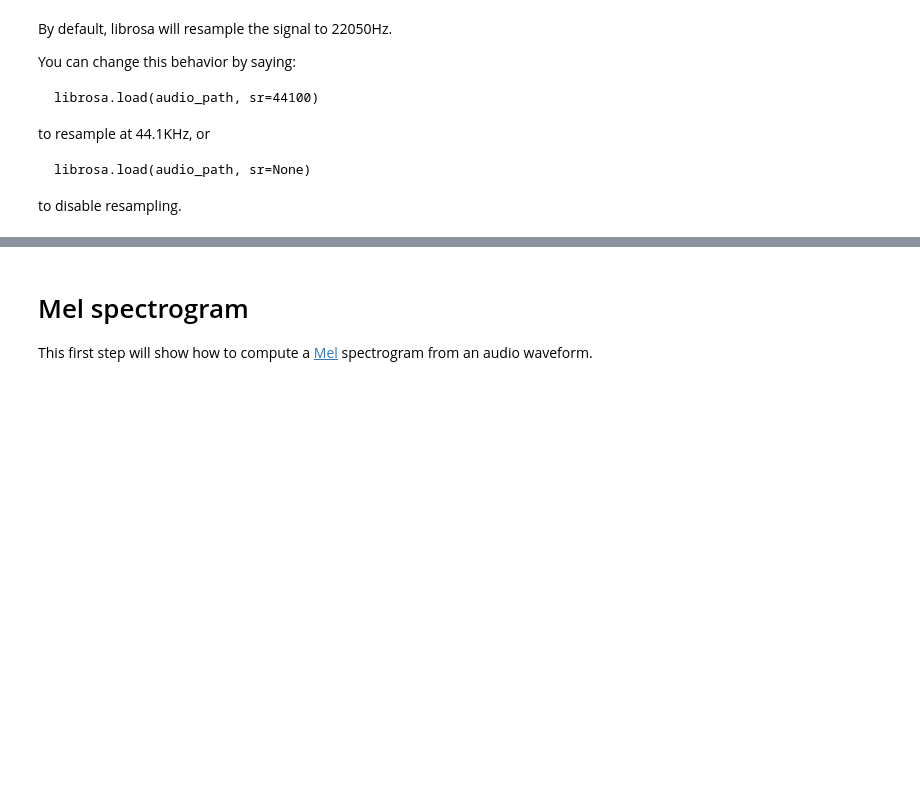
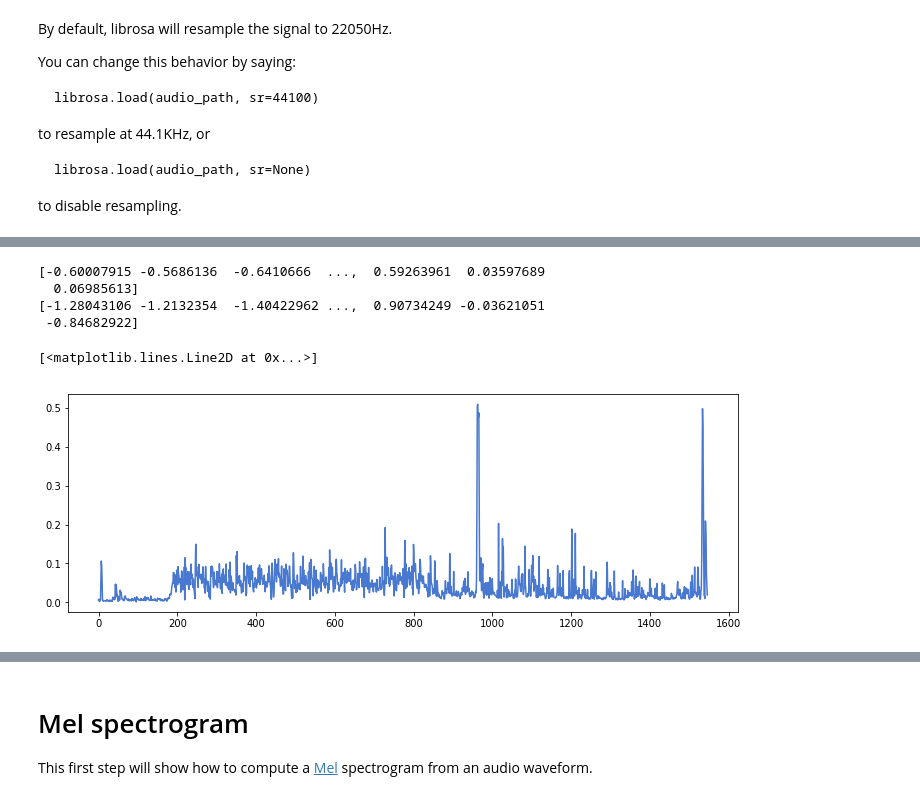
Before and after one commit to Bitfroest/presentation-analysis, a Jupyter notebook: analysis.ipynb, the cells around one changed output, grey strips where cells are left out. Cells and saved outputs as stored; diff of their text form; code cells hidden in the pictures; blank space fills up the shorter version.

```diff
--- a/analysis.ipynb
+++ b/analysis.ipynb
@@ -103,22 +33,0 @@ print(json.dumps(res_json, indent=2, sort_keys=True))
-# %%
-audio_path = 'C://Users/Fabi/Documents/presentation-analysis/audio/test_7.wav'
-# Hallo meine Freunde heute geht es in meinem Vortrag um Computermäuse
-# Computermäuse sind sehr wichtig, denn Sie sind Eingabegeräte von Computern
-# 21
-
-
-#Segmentation of audio file
-sound_file = AudioSegment.from_wav(audio_path)
-audio_chunks = split_on_silence(sound_file,
-    # must be silent for at least half a second
-    min_silence_len=50,
-    # consider it silent if quieter than -16 dBFS
-    silence_thresh=-24,
-    # amount of silence to leave at the beginning and end of the chunks
-    keep_silence=200
-)
-
-for i, chunk in enumerate(audio_chunks):
-    out_file = "./audio/chunk{0}.wav".format(i)
-    print("exporting", out_file)
-    chunk.export(out_file, format="wav")
@@ -151,0 +99,23 @@ to disable resampling.
+# %%
+#feature scaling
+features = np.zeros(len(signal_avg))
+features2 = np.zeros(len(signal_avg))
+a = signal_max - signal_min
+for i in range(0, (len(signal_avg))):
+    features[i] = (signal_avg[i] - signal_avg_avg)/signal_std_std
+    features2[i] = (signal_std[i] - signal_std_std)/signal_avg_avg
+print (features)
+print (features2)
+
+# Make a new figure
+plt.figure(figsize=(12,4))
+
+# show waveform
+plt.plot(signal_std)
+# %% [output]
+[-0.60007915 -0.5686136  -0.6410666  ...,  0.59263961  0.03597689
+  0.06985613]
+[-1.28043106 -1.2132354  -1.40422962 ...,  0.90734249 -0.03621051
+ -0.84682922]
+[<matplotlib.lines.Line2D at 0x...>]
+[figure, added]
```
Also changed, not shown: parts of 17 cells of this notebook.
